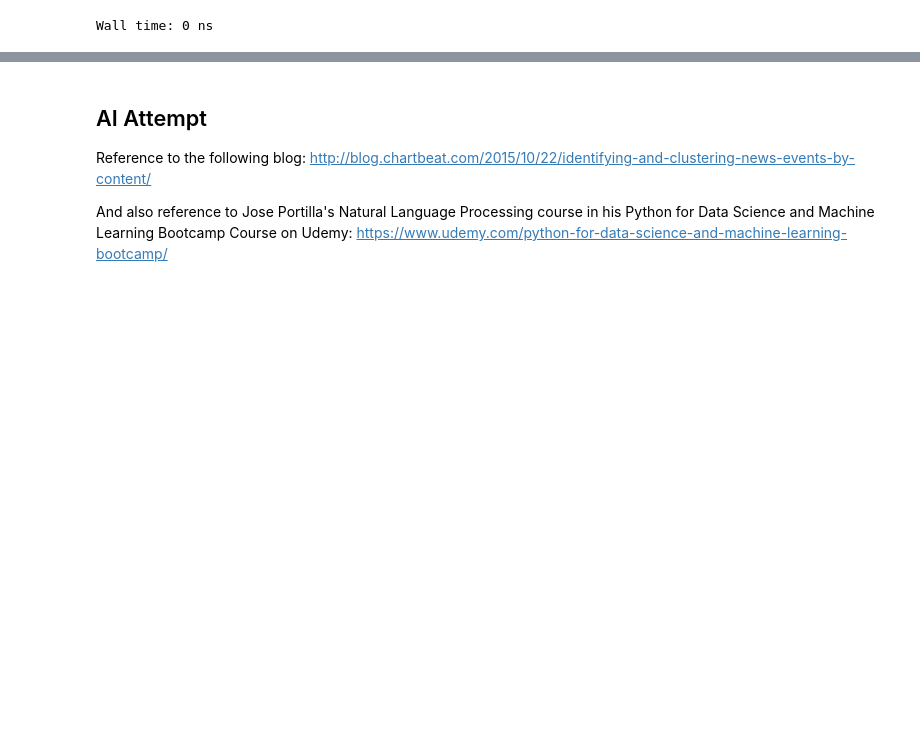
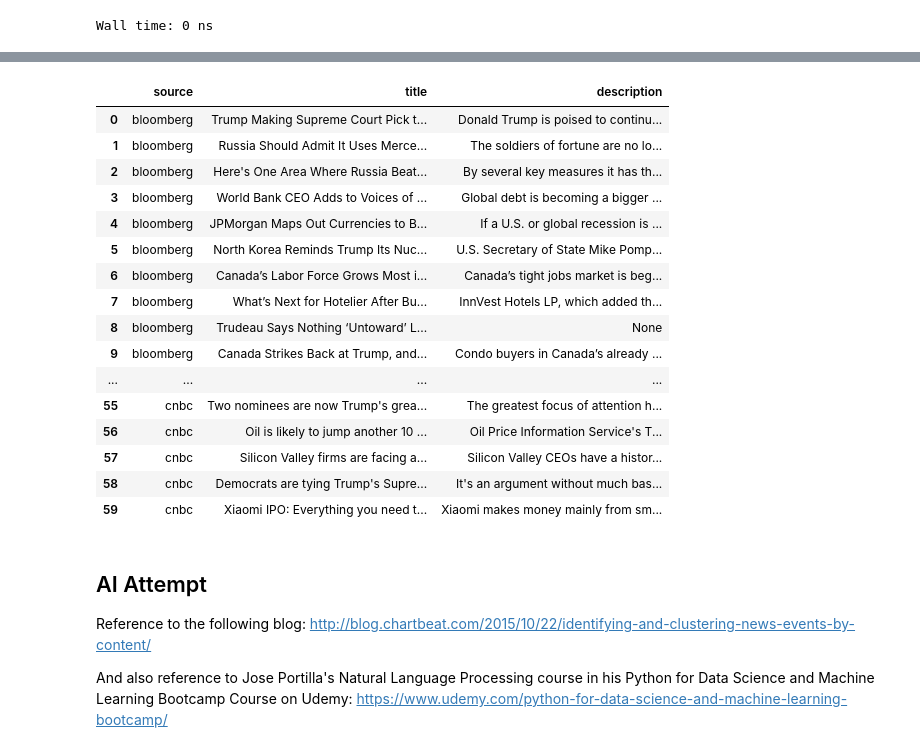
Before and after one commit to jchiu1303/news_api, a Jupyter notebook: NewsAPI.ipynb, the cells around one changed output, grey strips where cells are left out. Drawn from its saved outputs; the diff is of its cells as text; code cells hidden in the pictures; blank space fills up the shorter version.

```diff
--- a/NewsAPI.ipynb
+++ b/NewsAPI.ipynb
@@ -89,3 +89,23 @@ Wall time: 2.02 ms
+# %%
+df
+# %% [output]
+|  | source | title | description |
+| 0 | bloomberg | Trump Making Supreme Court Pick t... | Donald Trump is poised to continu... |
+| 1 | bloomberg | Russia Should Admit It Uses Merce... | The soldiers of fortune are no lo... |
+| 2 | bloomberg | Here's One Area Where Russia Beat... | By several key measures it has th... |
+| 3 | bloomberg | World Bank CEO Adds to Voices of ... | Global debt is becoming a bigger ... |
+| 4 | bloomberg | JPMorgan Maps Out Currencies to B... | If a U.S. or global recession is ... |
+| 5 | bloomberg | North Korea Reminds Trump Its Nuc... | U.S. Secretary of State Mike Pomp... |
+| 6 | bloomberg | Canada’s Labor Force Grows Most i... | Canada’s tight jobs market is beg... |
+| 7 | bloomberg | What’s Next for Hotelier After Bu... | InnVest Hotels LP, which added th... |
+| 8 | bloomberg | Trudeau Says Nothing ‘Untoward’ L... | None |
+| 9 | bloomberg | Canada Strikes Back at Trump, and... | Condo buyers in Canada’s already ... |
+| ... | ... | ... | ... |
+| 55 | cnbc | Two nominees are now Trump's grea... | The greatest focus of attention h... |
+| 56 | cnbc | Oil is likely to jump another 10 ... | Oil Price Information Service's T... |
+| 57 | cnbc | Silicon Valley firms are facing a... | Silicon Valley CEOs have a histor... |
+| 58 | cnbc | Democrats are tying Trump's Supre... | It's an argument without much bas... |
+| 59 | cnbc | Xiaomi IPO: Everything you need t... | Xiaomi makes money mainly from sm... |
 # %% [markdown]
 ## AI Attempt
 
```
Also changed, not shown: parts of 9 cells of this notebook, 2 other files.
